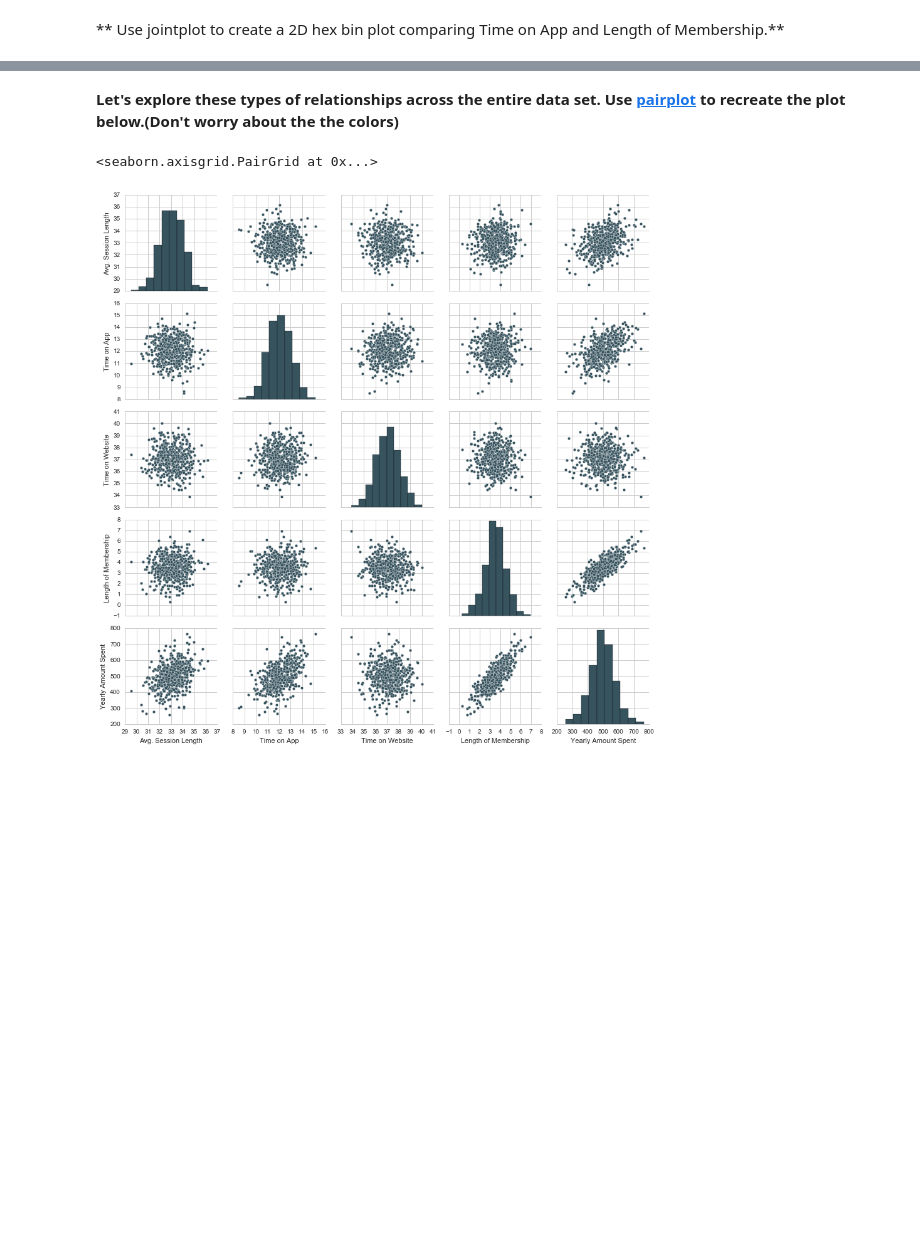
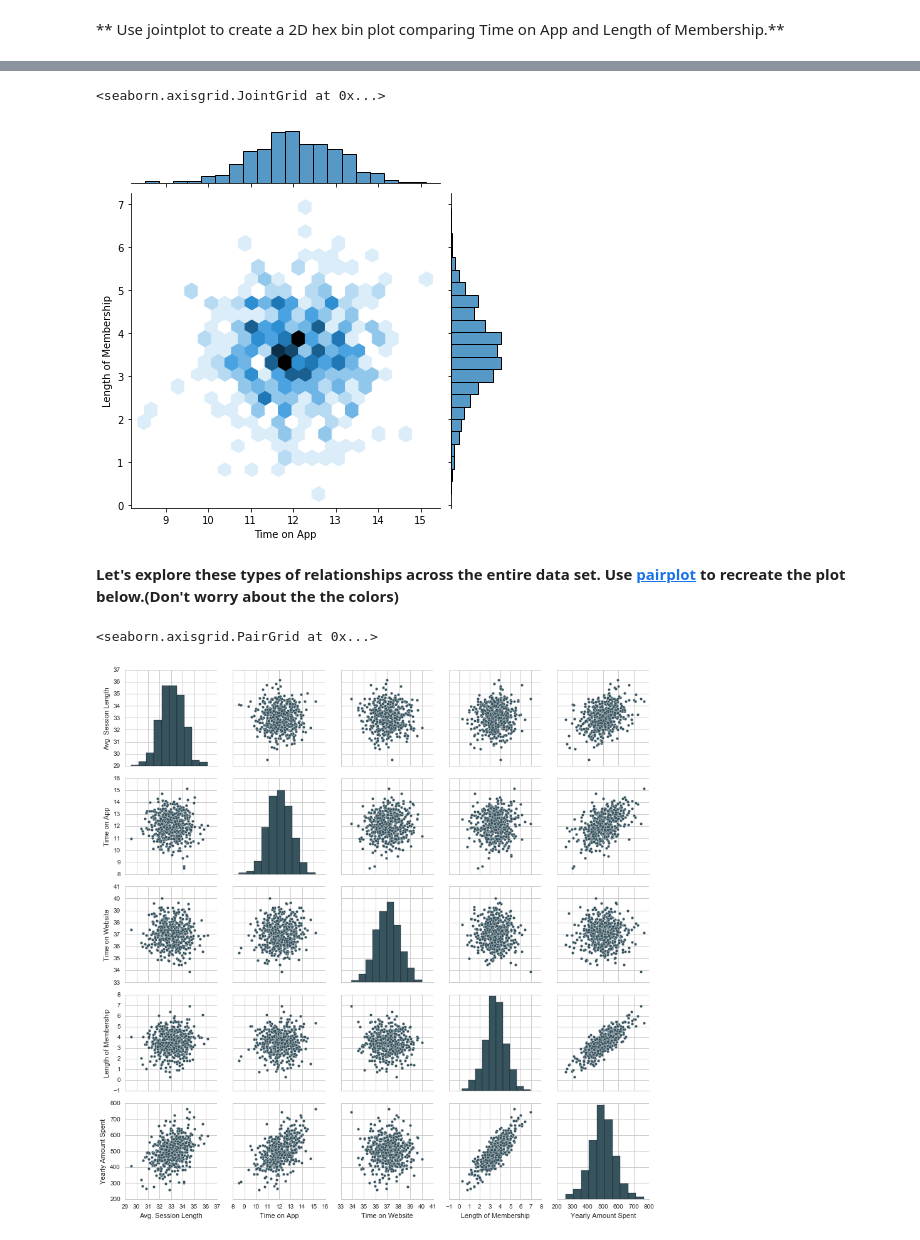
Before and after one commit to TatoSec/Python-DataScience-Practice, a Jupyter notebook: Linear-Regression-Model/Objective/02-Linear Regression Project.ipynb, the cells around one changed output, grey strips where cells are left out. Drawn from its saved outputs; the diff is of its cells as text; code cells hidden in the pictures; blank space fills up the shorter version.

```diff
--- a/Linear-Regression-Model/Objective/02-Linear Regression Project.ipynb
+++ b/Linear-Regression-Model/Objective/02-Linear Regression Project.ipynb
@@ -113,3 +100,8 @@ sns.displot(df['Time on Website','Yearly Amount Spent'])
+# %%
+sns.jointplot(data = df, x = "Time on App", y = "Length of Membership", kind="hex")
+# %% [output]
+<seaborn.axisgrid.JointGrid at 0x...>
+[figure, added]
 # %% [markdown]
 **Let's explore these types of relationships across the entire data set. Use [pairplot](https://stanford.edu/~mwaskom/software/seaborn/tutorial/axis_grids.html#plotting-pairwise-relationships-with-pairgrid-and-pairplot) to recreate the plot below.(Don't worry about the the colors)**
 # %%
```
Also changed, not shown: parts of 6 cells of this notebook.
